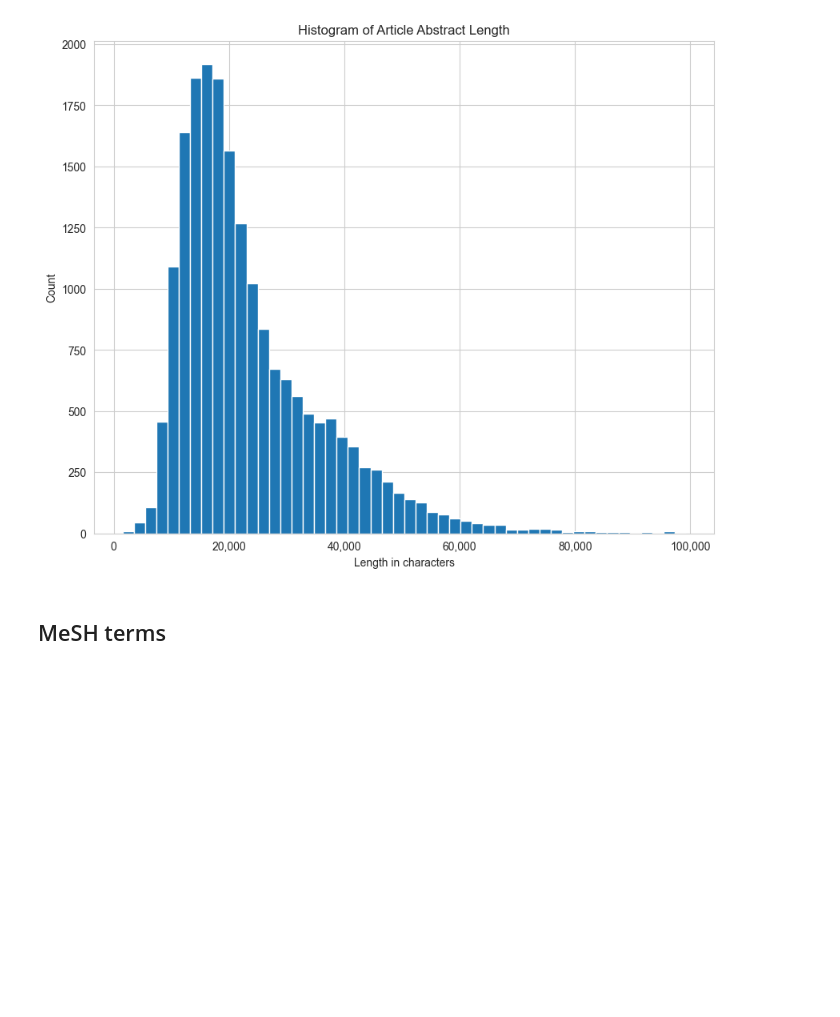
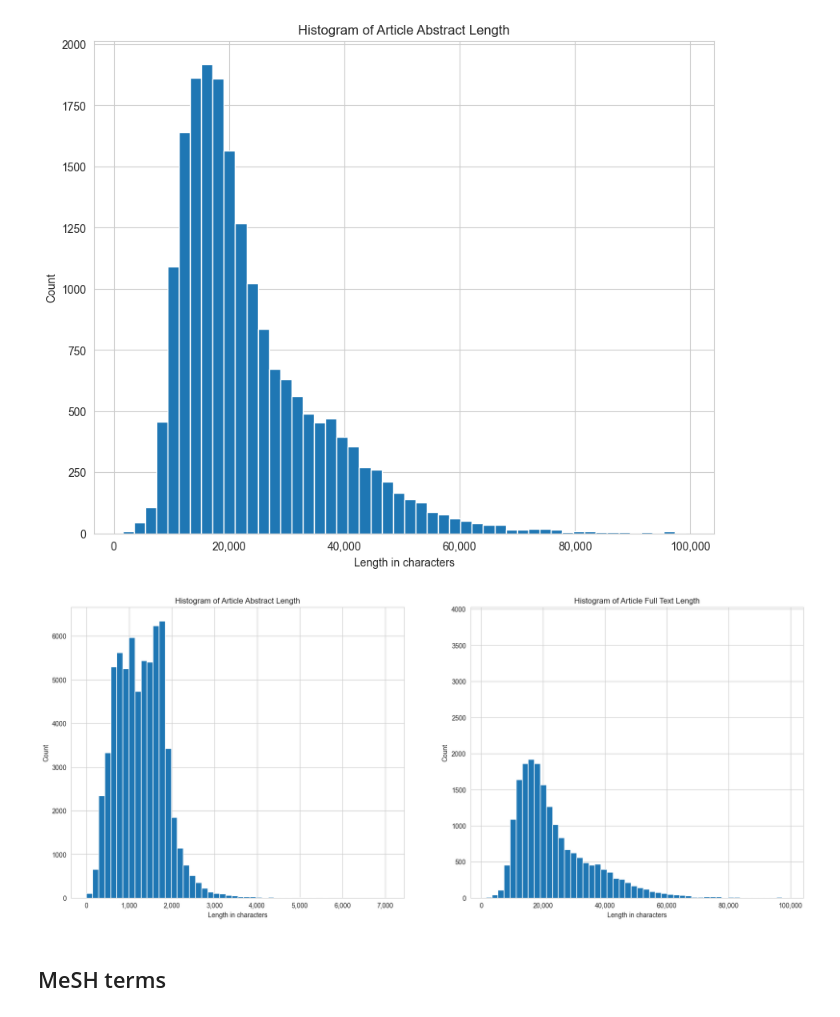
Before and after one commit to KarelDO/BioDEX, a Jupyter notebook: analysis/raw_statistics.ipynb, the cells around one changed output. Cells and saved outputs as stored; diff of their text form; code cells hidden in the pictures; blank space fills up the shorter version.

```diff
--- a/analysis/raw_statistics.ipynb
+++ b/analysis/raw_statistics.ipynb
@@ -430,5 +418,5 @@ plt.show()
 # %% [markdown]
 ## Lengths (article and full-text)
 # %%
-abstract_lengths = [len(m.article.abstract) for m in matches]
-fulltext_lengths = [len(m.article.fulltext) for m in matches if m.article.fulltext]
+abstract_lengths = np.array([len(m.article.abstract) for m in matches])
+fulltext_lengths = np.array([len(m.article.fulltext) for m in matches if m.article.fulltext])
@@ -462,6 +477,46 @@ plot_length_histogram(abstract_lengths, 'Histogram of Article Abstract Length')
 plot_length_histogram(fulltext_lengths, 'Histogram of Article Abstract Length', fulltext=True)
 # %% [output]
 [figure]
+# %%
+import matplotlib.pyplot as plt
+import matplotlib.ticker as ticker
+import numpy as np
+
+def plot_length_histogram(lengths, title, fulltext=False, ax=None):
+    lengths = [l for l in lengths if l < 10e4 ]
+    counts, bins = np.histogram(lengths, bins=50)
+    if ax is None:
+        fig, ax = plt.subplots(figsize=(10, 8))
+    else:
+        fig = plt.gcf()
+    ax.bar(bins[:-1], counts, width=bins[1:] - bins[:-1], align='edge')
+    ax.set_xlabel('Length in characters')
+    ax.set_ylabel('Count')
+    ax.set_title(title)
+
+    # Create a function to format the tick labels with comma separator
+    def comma_fmt(x, pos):
+        return '{:,.0f}'.format(x)
+
+    # Set the x-axis tick formatter to the comma format function
+    ax.xaxis.set_major_formatter(ticker.FuncFormatter(comma_fmt))
+
+    if fulltext:
+        ax.set_ylim(bottom=0, top=ax.get_ylim()[1] * 2)
+
+    return fig, ax
+
+# Create a figure with two subplots
+fig, axs = plt.subplots(1, 2, figsize=(20, 8), sharey=False)
+
+# Plot the histograms in the subplots
+plot_length_histogram(abstract_lengths, 'Histogram of Article Abstract Length', ax=axs[0])
+plot_length_histogram(fulltext_lengths, 'Histogram of Article Full Text Length', fulltext=True, ax=axs[1])
+
+# Show the plot
+plt.show()
+# %% [output]
+[figure, added]
 # %% [markdown]
 ## MeSH terms
 # %%
```
Also changed, not shown: parts of 13 cells of this notebook.
